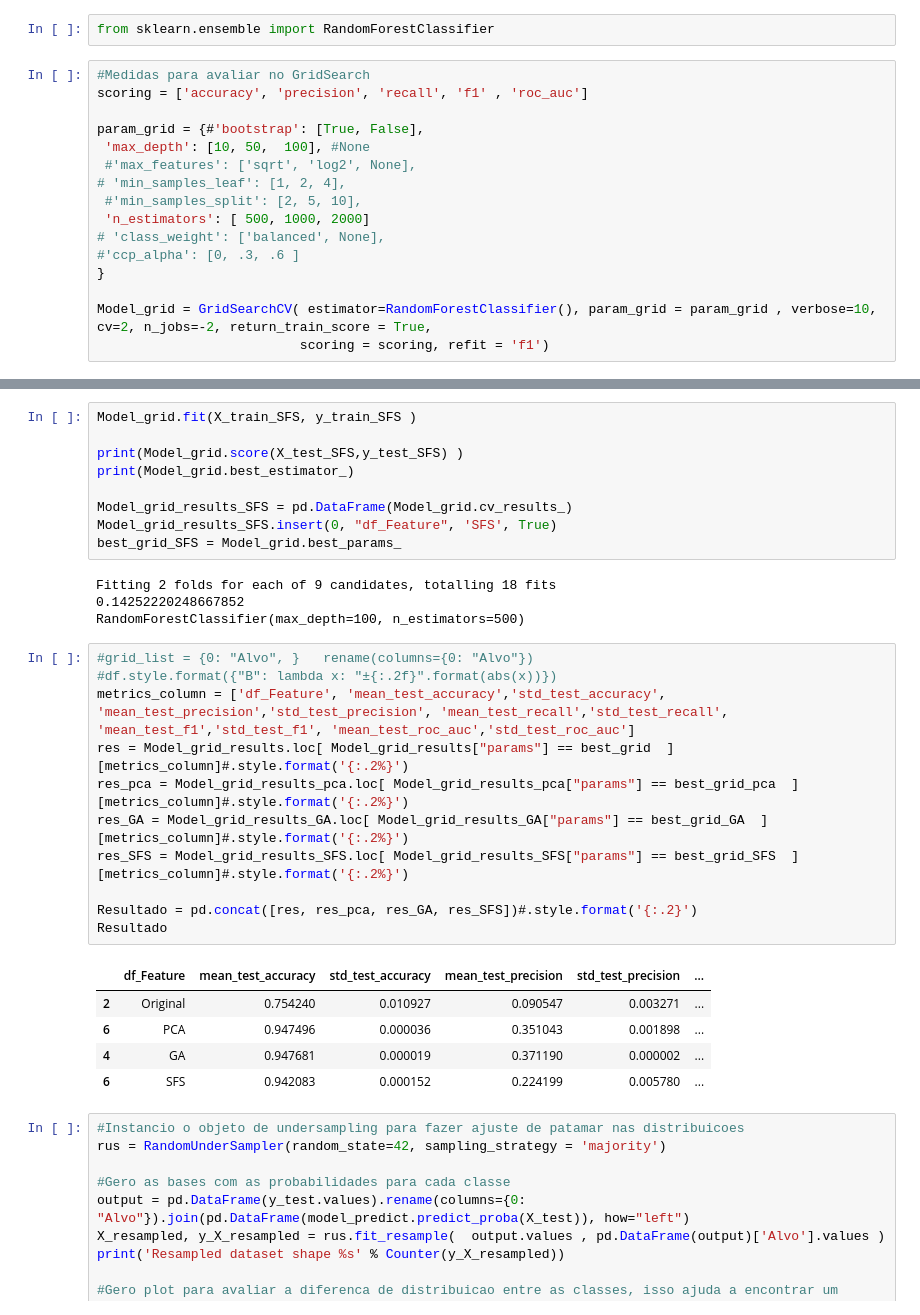
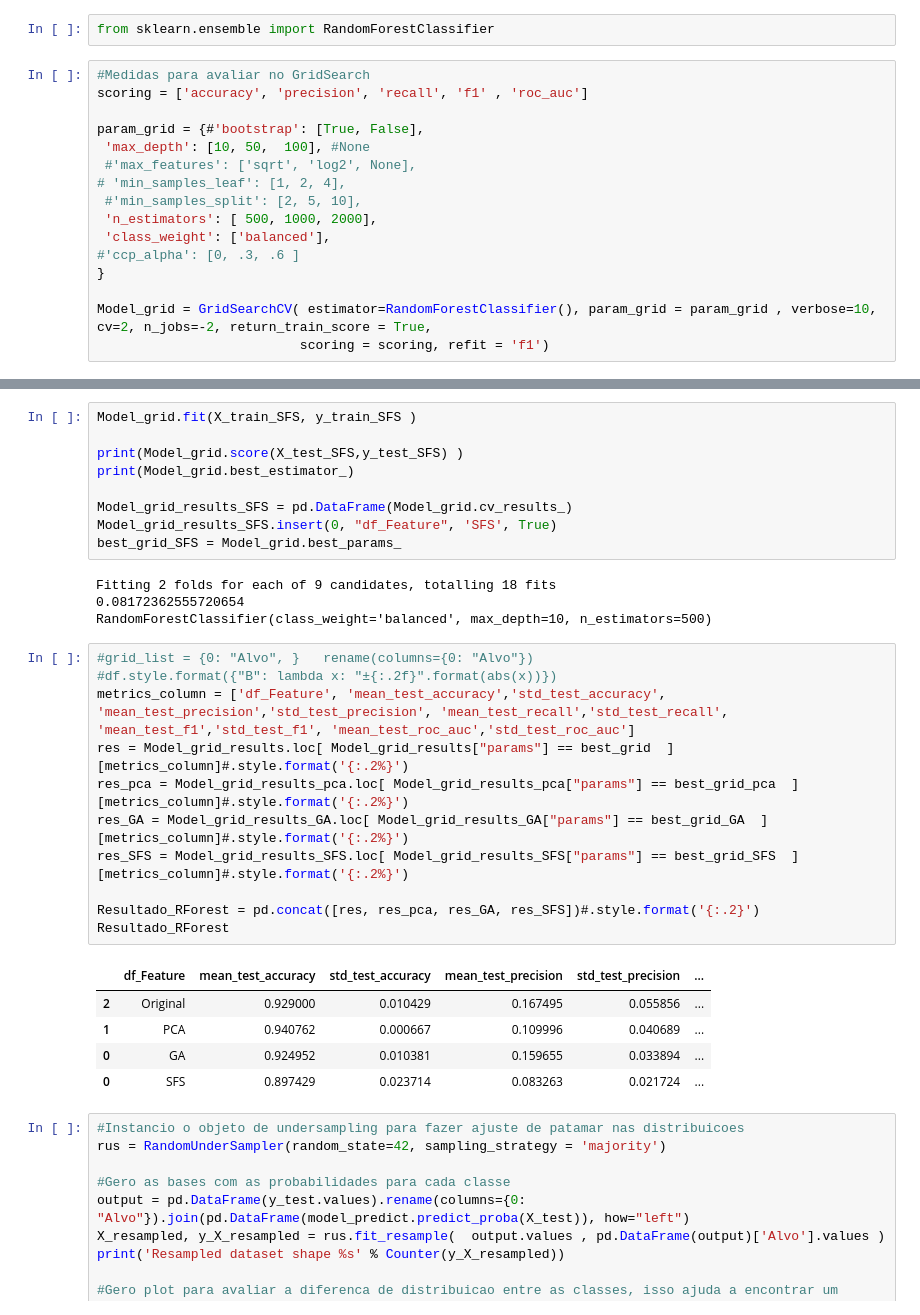
Before and after one commit to AlexCecconi/ReconhecimentoPadroes_FrenchInsurance, a Jupyter notebook: Motor_Insurance_Project.ipynb, the cells around one changed output, grey strips where cells are left out. Drawn from its saved outputs; the diff is of its cells as text.

```diff
--- a/Motor_Insurance_Project.ipynb
+++ b/Motor_Insurance_Project.ipynb
@@ -888,8 +891,8 @@ param_grid = {#'bootstrap': [True, False],
  #'max_features': ['sqrt', 'log2', None],
 # 'min_samples_leaf': [1, 2, 4],
  #'min_samples_split': [2, 5, 10],
- 'n_estimators': [ 500, 1000, 2000]
-# 'class_weight': ['balanced', None],
+ 'n_estimators': [ 500, 1000, 2000],
+ 'class_weight': ['balanced'],
 #'ccp_alpha': [0, .3, .6 ]
 }
 
@@ -958,25 +978,25 @@ Model_grid_results_SFS.insert(0, "df_Feature", 'SFS', True)
 best_grid_SFS = Model_grid.best_params_
 # %% [output]
 Fitting 2 folds for each of 9 candidates, totalling 18 fits
-0.14252220248667852
-RandomForestClassifier(max_depth=100, n_estimators=500)
+0.08172362555720654
+RandomForestClassifier(class_weight='balanced', max_depth=10, n_estimators=500)
 # %%
 #grid_list = {0: "Alvo", }   rename(columns={0: "Alvo"})
 #df.style.format({"B": lambda x: "±{:.2f}".format(abs(x))})
 metrics_column = ['df_Feature', 'mean_test_accuracy','std_test_accuracy', 'mean_test_precision','std_test_precision', 'mean_test_recall','std_test_recall', 'mean_test_f1','std_test_f1', 'mean_test_roc_auc','std_test_roc_auc']
 res = Model_grid_results.loc[ Model_grid_results["params"] == best_grid  ][metrics_column]#.style.format('{:.2%}')
 res_pca = Model_grid_results_pca.loc[ Model_grid_results_pca["params"] == best_grid_pca  ][metrics_column]#.style.format('{:.2%}')
 res_GA = Model_grid_results_GA.loc[ Model_grid_results_GA["params"] == best_grid_GA  ][metrics_column]#.style.format('{:.2%}')
 res_SFS = Model_grid_results_SFS.loc[ Model_grid_results_SFS["params"] == best_grid_SFS  ][metrics_column]#.style.format('{:.2%}')
 
-Resultado = pd.concat([res, res_pca, res_GA, res_SFS])#.style.format('{:.2}')
-Resultado
+Resultado_RForest = pd.concat([res, res_pca, res_GA, res_SFS])#.style.format('{:.2}')
+Resultado_RForest
 # %% [output]
 |  | df_Feature | mean_test_accuracy | std_test_accuracy | mean_test_precision | std_test_precision | ... |
-| 2 | Original | 0.754240 | 0.010927 | 0.090547 | 0.003271 | ... |
-| 6 | PCA | 0.947496 | 0.000036 | 0.351043 | 0.001898 | ... |
-| 4 | GA | 0.947681 | 0.000019 | 0.371190 | 0.000002 | ... |
-| 6 | SFS | 0.942083 | 0.000152 | 0.224199 | 0.005780 | ... |
+| 2 | Original | 0.929000 | 0.010429 | 0.167495 | 0.055856 | ... |
+| 1 | PCA | 0.940762 | 0.000667 | 0.109996 | 0.040689 | ... |
+| 0 | GA | 0.924952 | 0.010381 | 0.159655 | 0.033894 | ... |
+| 0 | SFS | 0.897429 | 0.023714 | 0.083263 | 0.021724 | ... |
 # %%
 #Instancio o objeto de undersampling para fazer ajuste de patamar nas distribuicoes
 rus = RandomUnderSampler(random_state=42, sampling_strategy = 'majority')
```
Also changed, not shown: parts of 17 cells of this notebook.
